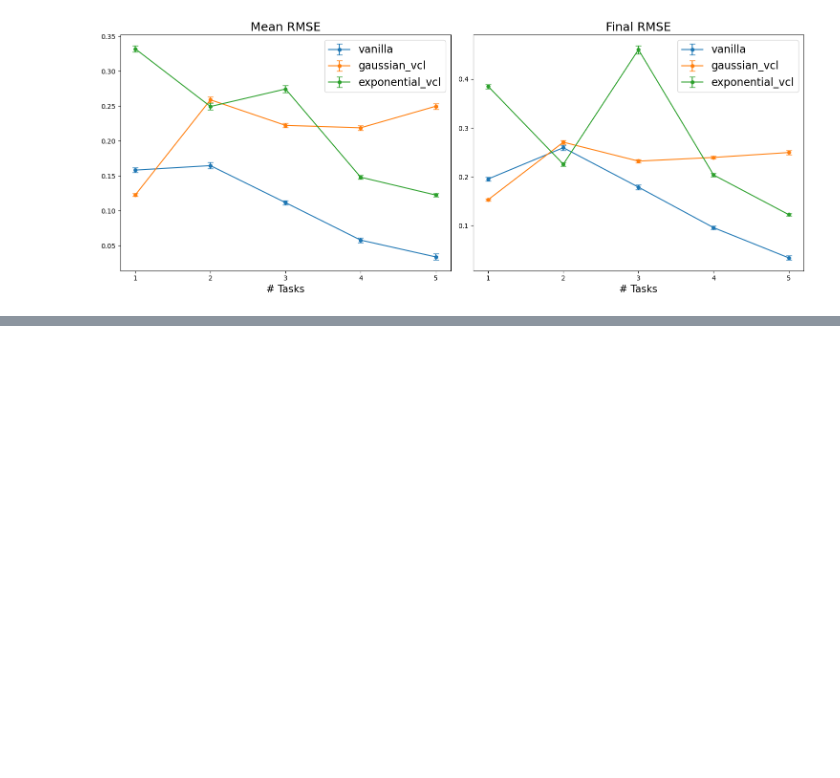
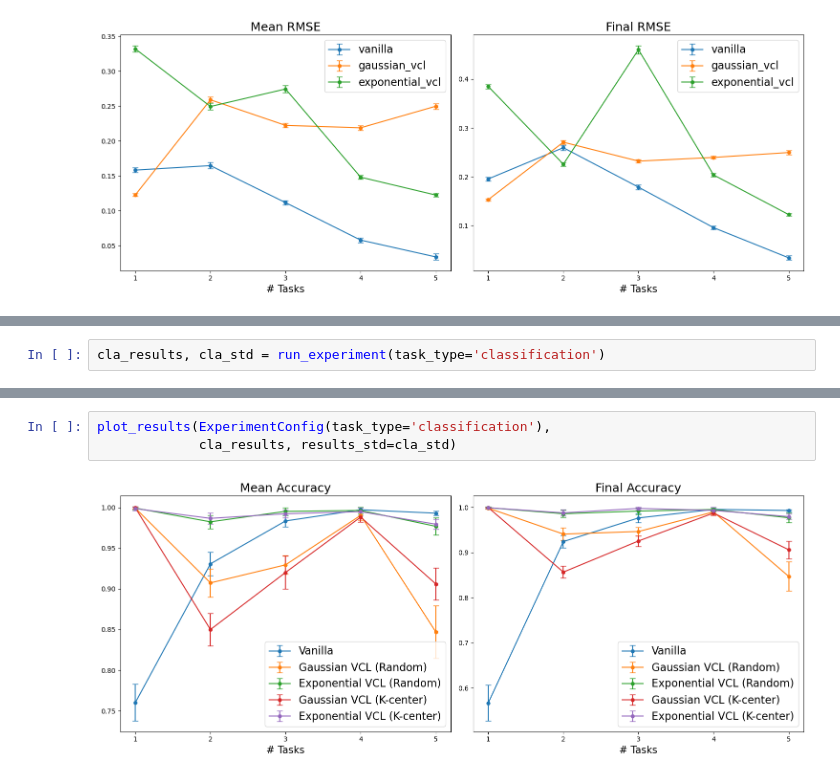
Before and after one commit to 7angel4/VCL-extensions, a Jupyter notebook: experiments.ipynb, the cells around one changed output, grey strips where cells are left out. Drawn from its saved outputs; the diff is of its cells as text; blank space fills up the shorter version.

```diff
--- a/experiments.ipynb
+++ b/experiments.ipynb
@@ -536,0 +591,2 @@ plot_results(config, split_reg_results_kcenter, results_std=split_reg_results_kc
+# %%
+cla_results, cla_std = run_experiment(task_type='classification')
@@ -536,0 +611,5 @@ plot_results(config, split_reg_results_kcenter, results_std=split_reg_results_kc
+# %%
+plot_results(ExperimentConfig(task_type='classification'),
+             cla_results, results_std=cla_std)
+# %% [output]
+[figure, added]
```
Also changed, not shown: parts of 19 cells of this notebook, 3 other files.
